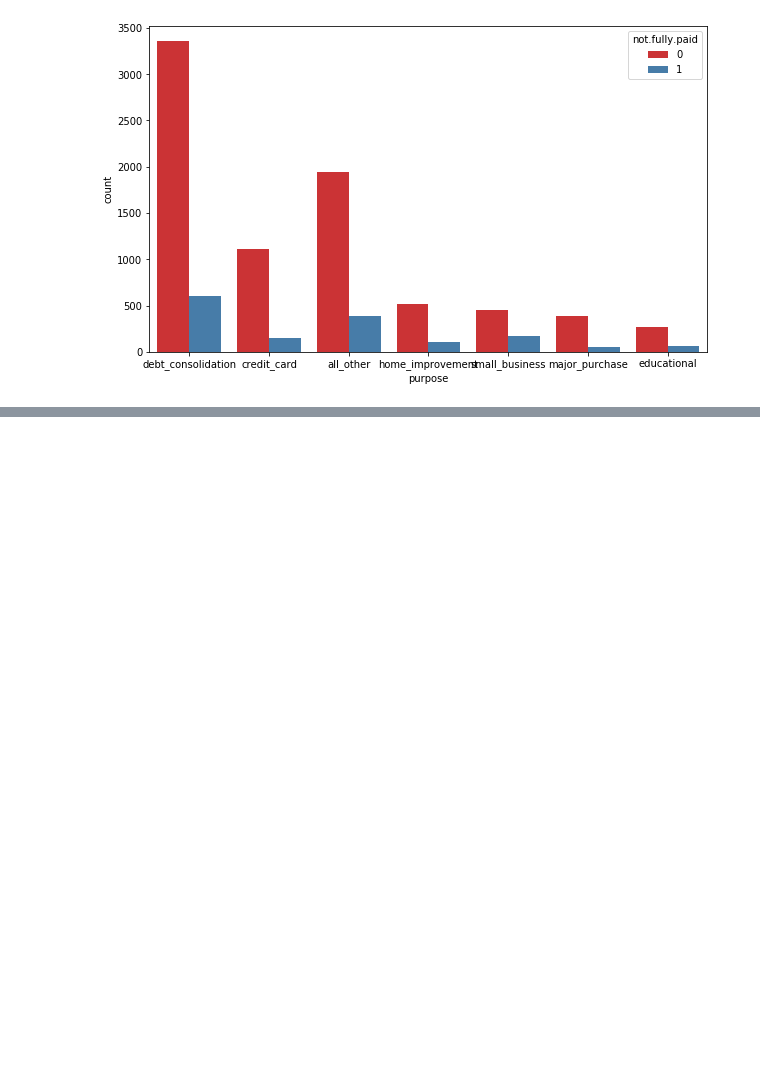
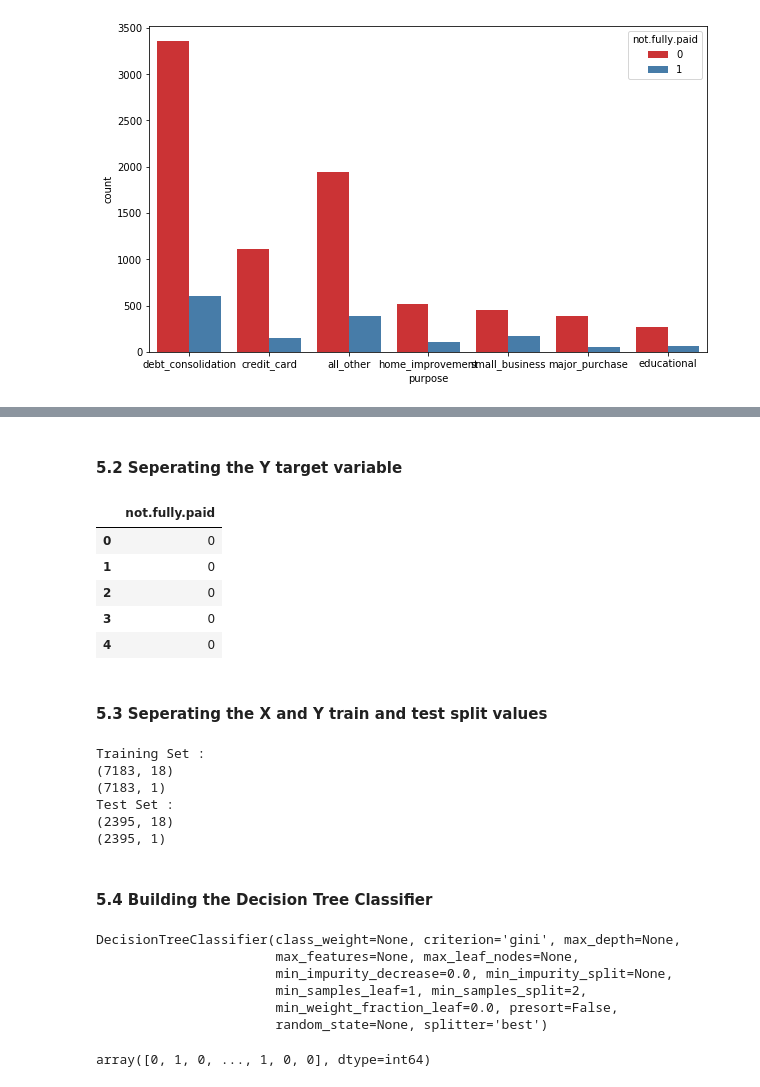
Before and after one commit to sunilkumarmano/Machine-Learning-Projects, a Jupyter notebook: Decision Tree Classification - Loan Repay prediction/Decision Tree Classfier - Loan Repay Prediction (LendingClub.com Data).ipynb, the cells around one changed output, grey strips where cells are left out. Drawn from its saved outputs; the diff is of its cells as text; code cells hidden in the pictures; blank space fills up the shorter version.

```diff
--- a/Decision Tree Classification - Loan Repay prediction/Decision Tree Classfier - Loan Repay Prediction (LendingClub.com Data).ipynb
+++ b/Decision Tree Classification - Loan Repay prediction/Decision Tree Classfier - Loan Repay Prediction (LendingClub.com Data).ipynb
@@ -190,0 +228,51 @@ sns.countplot(x = "purpose", hue = "not.fully.paid", data = df, palette = "Set1"
+# %% [markdown]
+#### 5.2 Seperating the Y target variable
+# %%
+Y = df.loc[:, df.columns == "not.fully.paid"]
+Y.head()
+# %% [output]
+|  | not.fully.paid |
+| 0 | 0 |
+| 1 | 0 |
+| 2 | 0 |
+| 3 | 0 |
+| 4 | 0 |
+# %% [markdown]
+#### 5.3 Seperating the X and Y train and test split values
+# %%
+from sklearn.model_selection import train_test_split
+
+X_train, X_test, Y_train, Y_test = train_test_split(X, Y, test_size = 0.25, random_state = 1)
+
+print("Training Set :")
+print(X_train.shape)
+print(Y_train.shape)
+print("Test Set :")
+print(X_test.shape)
+print(Y_test.shape)
+# %% [output]
+Training Set :
+(7183, 18)
+(7183, 1)
+Test Set :
+(2395, 18)
+(2395, 1)
+# %% [markdown]
+#### 5.4 Building the Decision Tree Classifier
+# %%
+from sklearn.tree import DecisionTreeClassifier
+
+model = DecisionTreeClassifier()
+model.fit(X_train, Y_train)
+# %% [output]
+DecisionTreeClassifier(class_weight=None, criterion='gini', max_depth=None,
+                       max_features=None, max_leaf_nodes=None,
+                       min_impurity_decrease=0.0, min_impurity_split=None,
+                       min_samples_leaf=1, min_samples_split=2,
+                       min_weight_fraction_leaf=0.0, presort=False,
+                       random_state=None, splitter='best')
+# %%
+Y_pred = model.predict(X_test)
+Y_pred
+# %% [output]
+array([0, 1, 0, ..., 1, 0, 0], dtype=int64)
```
Also changed, not shown: parts of 10 cells of this notebook, 1 other file.
